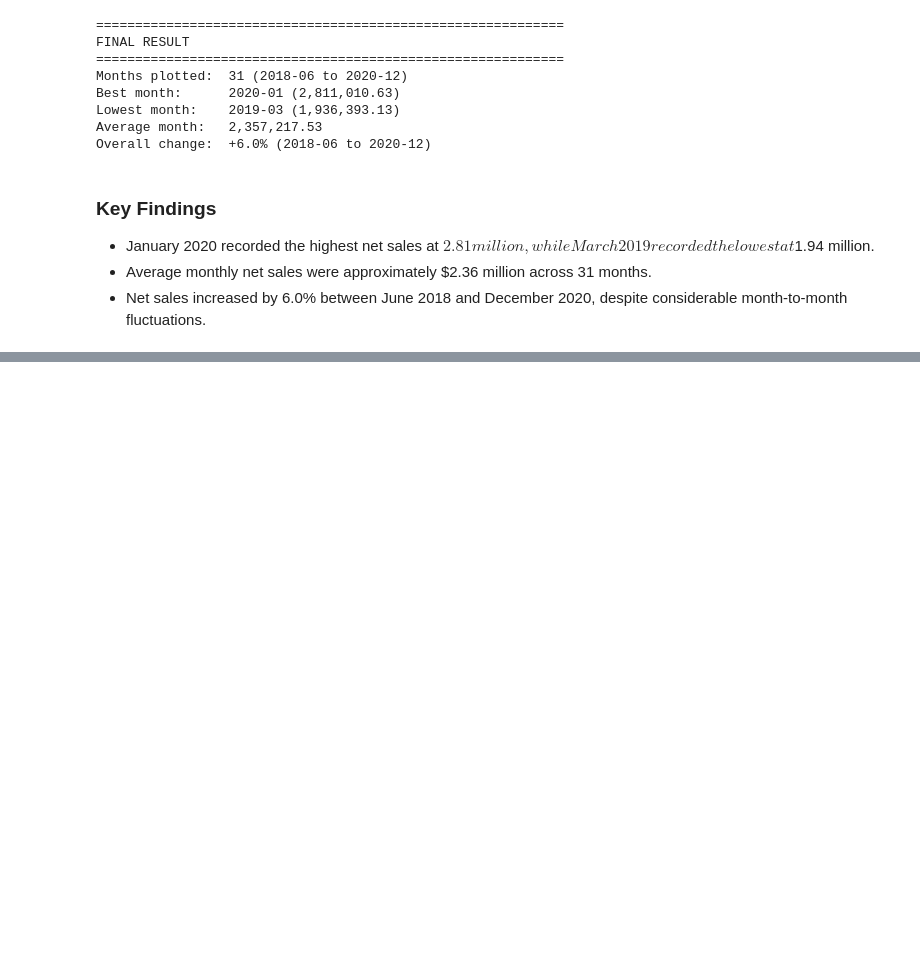
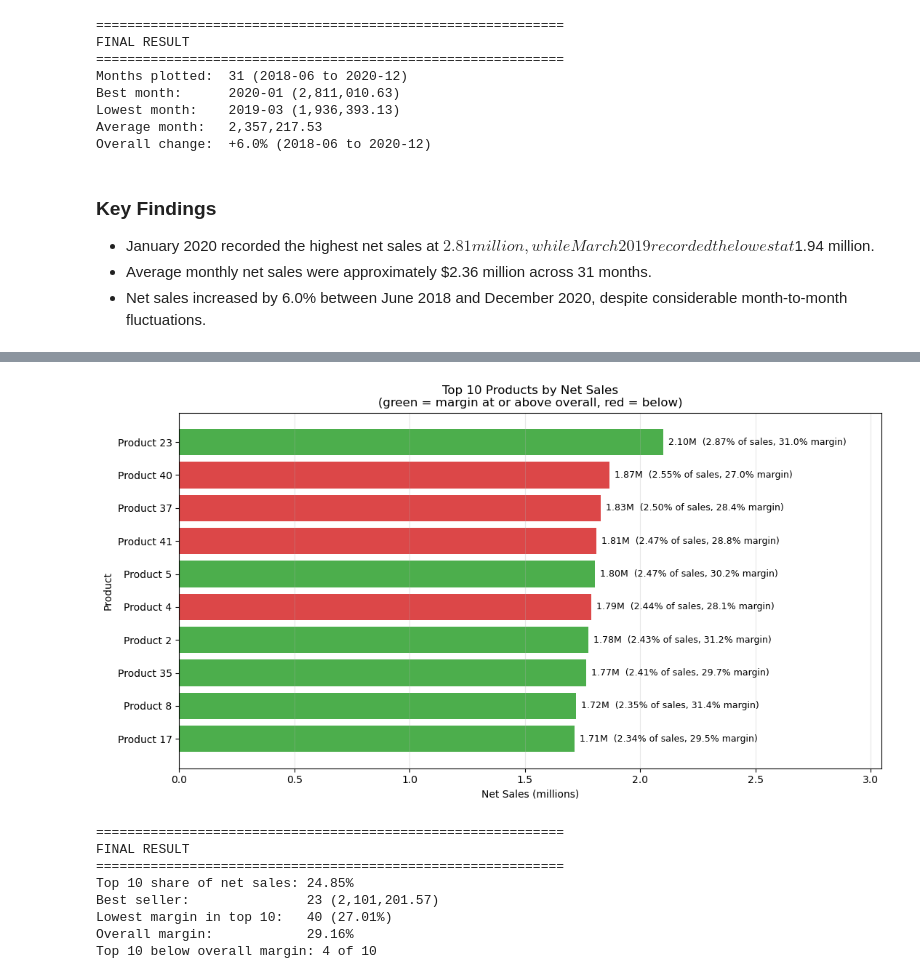
Before and after one commit to silverbullet-ai/intelligent-systems, a Jupyter notebook: da/sales-data-analysis/notebooks/02_sales_analysis.ipynb, the cells around one changed output, grey strips where cells are left out. Cells and saved outputs as stored; diff of their text form; code cells hidden in the pictures; blank space fills up the shorter version.

```diff
--- a/da/sales-data-analysis/notebooks/02_sales_analysis.ipynb
+++ b/da/sales-data-analysis/notebooks/02_sales_analysis.ipynb
@@ -728,0 +1297,53 @@ Overall change:  +6.0% (2018-06 to 2020-12)
+# %%
+# Top 10 products by net sales (largest bar at the top)
+top_products = product.head(10).sort_values('Net_Sales', ascending=True)
+
+# Use product names on the axis if they were added, otherwise the IDs
+if 'Product Name' in top_products.columns:
+    labels = [f"{n} ({i})" for i, n in zip(top_products.index, top_products['Product Name'])]
+else:
+    labels = [f"Product {i}" for i in top_products.index]
+
+# Colour by margin vs overall: green = at/above overall margin, red = below
+overall = product['Profit'].sum() / product['Net_Sales'].sum() * 100
+colors = ['tab:green' if m >= overall else 'tab:red' for m in top_products['Margin %']]
+
+fig, ax = plt.subplots(figsize=(11, 6))
+bars = ax.barh(labels, top_products['Net_Sales'] / 1e6, color=colors, alpha=0.85)
+
+# Label each bar: net sales, share of total, and margin
+for bar, (_, row) in zip(bars, top_products.iterrows()):
+    ax.annotate(
+        f"{bar.get_width():.2f}M  ({row['Sales Share %']:.2f}% of sales, {row['Margin %']:.1f}% margin)",
+        (bar.get_width(), bar.get_y() + bar.get_height() / 2),
+        xytext=(5, 0), textcoords='offset points', va='center', fontsize=9
+    )
+
+ax.set_title('Top 10 Products by Net Sales\n(green = margin at or above overall, red = below)')
+ax.set_xlabel('Net Sales (millions)')
+ax.set_ylabel('Product')
+ax.set_xlim(0, (top_products['Net_Sales'].max() / 1e6) * 1.45)   # room for the labels
+ax.grid(axis='x', alpha=0.3)
+
+plt.tight_layout()
+plt.show()
+
+# Final result
+best = top_products['Net_Sales'].idxmax()
+low_m = top_products['Margin %'].idxmin()
+print(f"\n{'=' * 60}\nFINAL RESULT\n{'=' * 60}")
+print(f"Top 10 share of net sales: {top_products['Sales Share %'].sum():.2f}%")
+print(f"Best seller:               {best} ({top_products.loc[best, 'Net_Sales']:,.2f})")
+print(f"Lowest margin in top 10:   {low_m} ({top_products.loc[low_m, 'Margin %']:.2f}%)")
+print(f"Overall margin:            {overall:.2f}%")
+print(f"Top 10 below overall margin: {int((top_products['Margin %'] < overall).sum())} of 10")
+# %% [output]
+[figure, added]
+============================================================
+FINAL RESULT
+============================================================
+Top 10 share of net sales: 24.85%
+Best seller:               23 (2,101,201.57)
+Lowest margin in top 10:   40 (27.01%)
+Overall margin:            29.16%
+Top 10 below overall margin: 4 of 10
```
Also changed, not shown: parts of 26 cells of this notebook.
